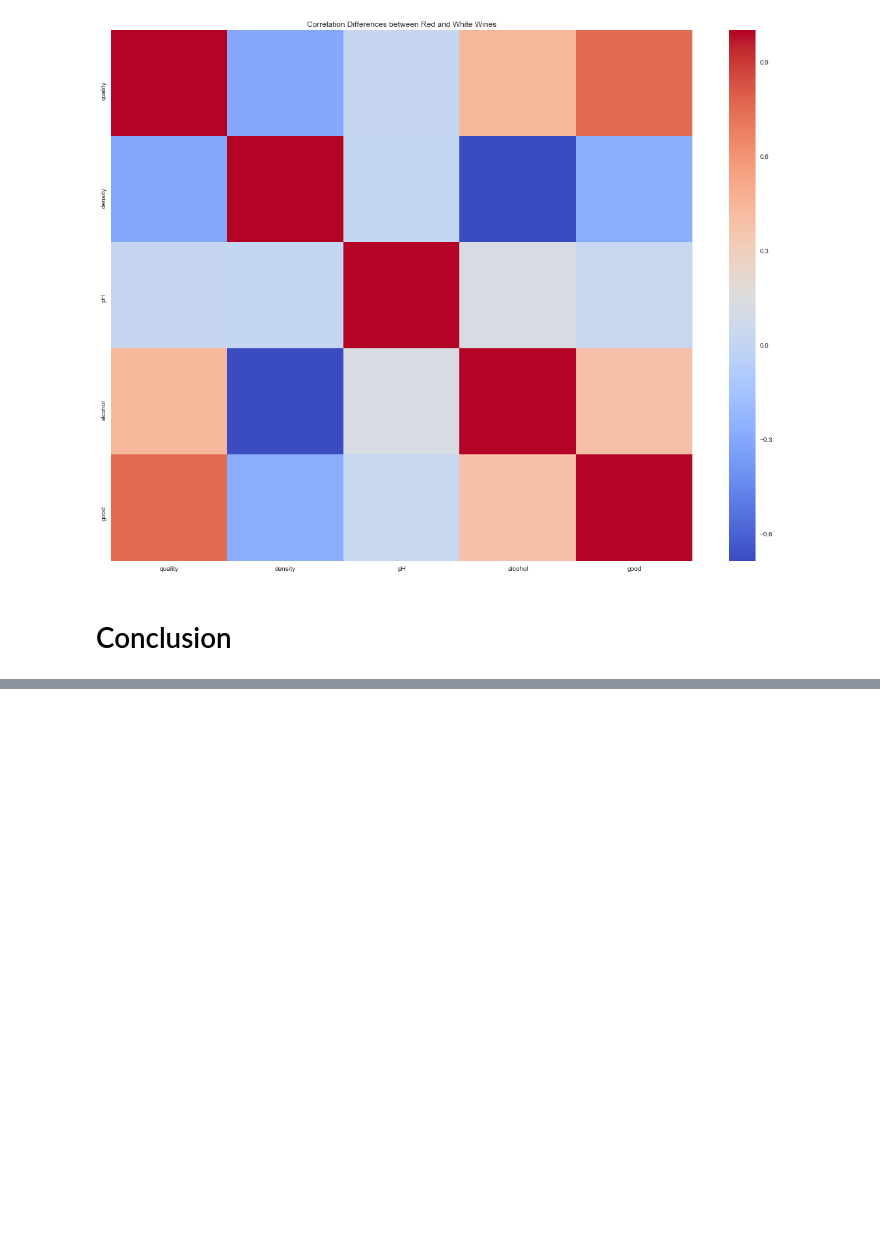
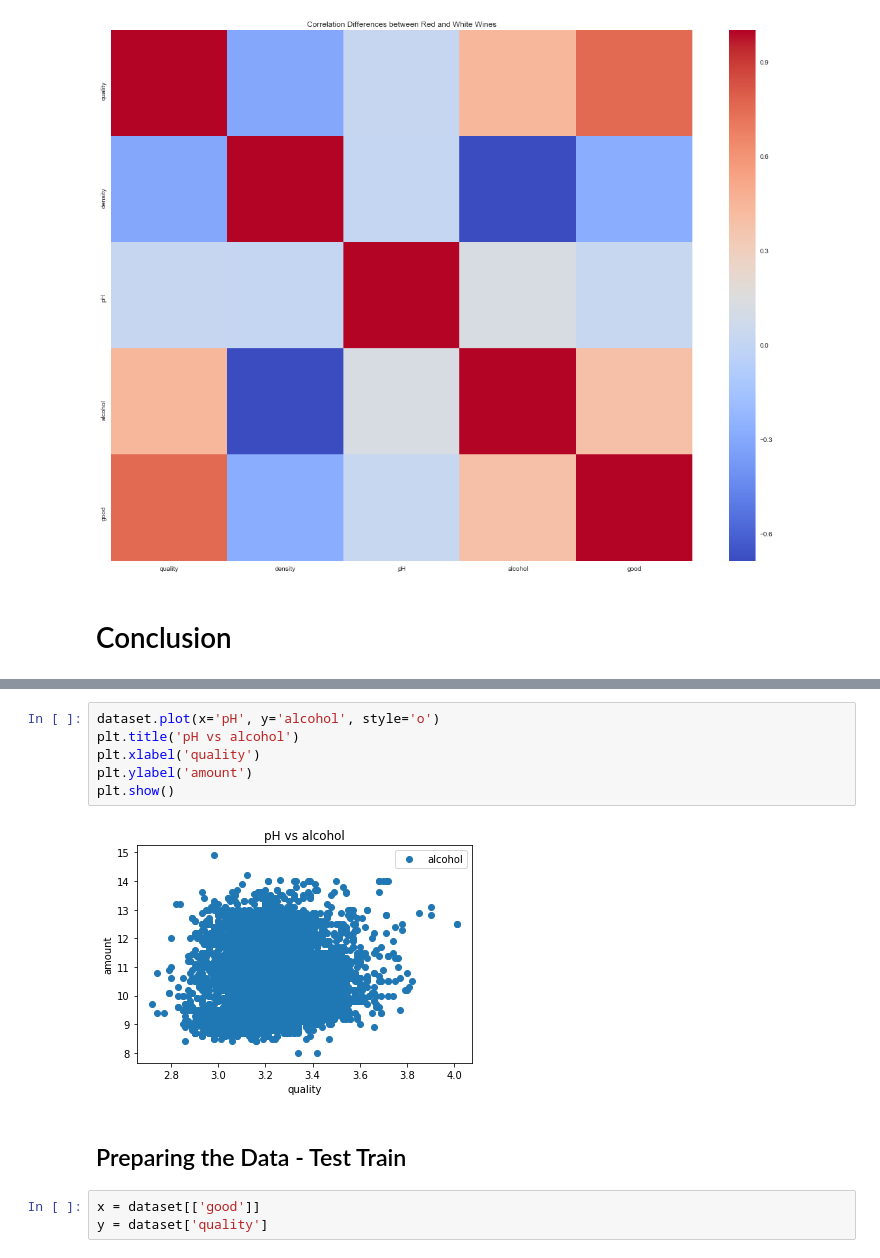
Before and after one commit to War10c3/Pyhton-Project, a Jupyter notebook: Untitled1.ipynb, the cells around one changed output, grey strips where cells are left out. Drawn from its saved outputs; the diff is of its cells as text; blank space fills up the shorter version.

```diff
--- a/Untitled1.ipynb
+++ b/Untitled1.ipynb
@@ -310,0 +338,13 @@ sns.heatmap(corr,
+# %%
+dataset.plot(x='pH', y='alcohol', style='o')
+plt.title('pH vs alcohol')
+plt.xlabel('quality')
+plt.ylabel('amount')
+plt.show()
+# %% [output]
+[figure, added]
+# %% [markdown]
+## Preparing the Data - Test Train
+# %%
+x = dataset[['good']]
+y = dataset['quality']
```
Also changed, not shown: parts of 33 cells of this notebook.
